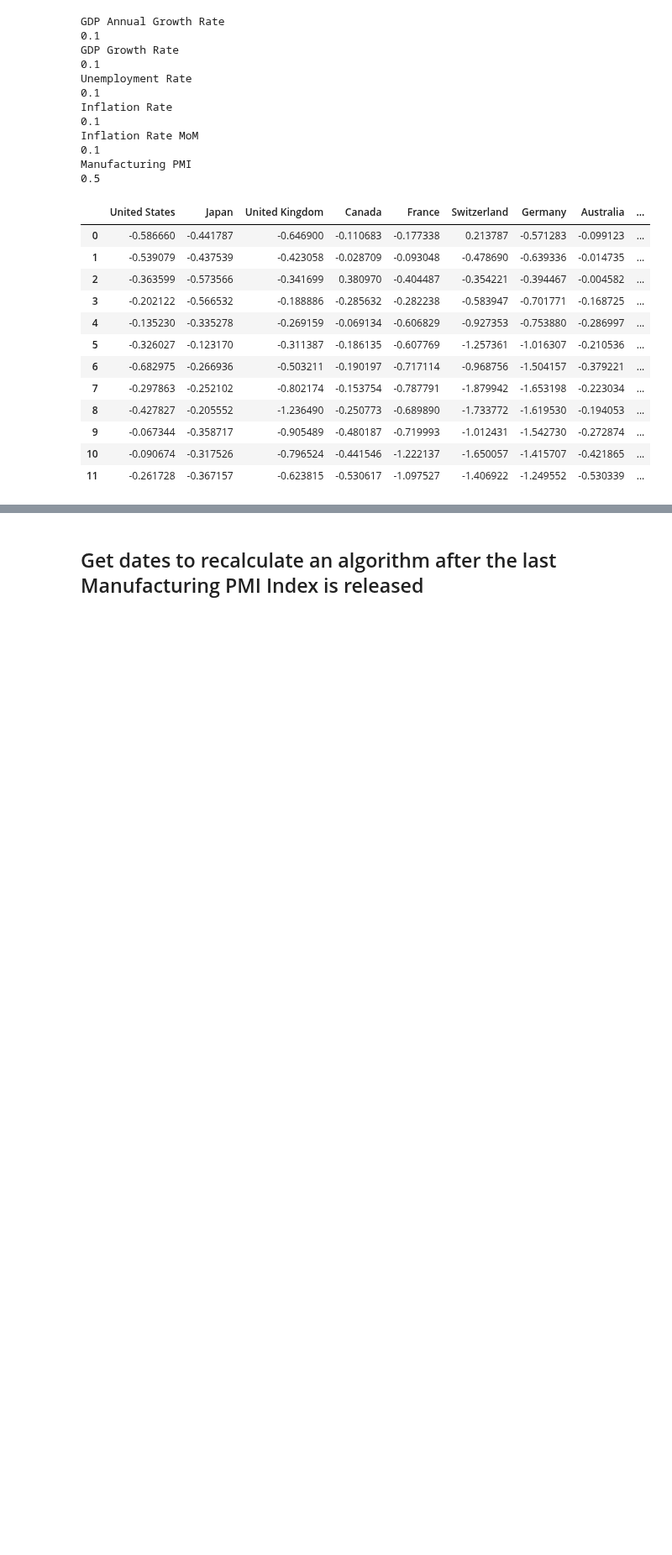
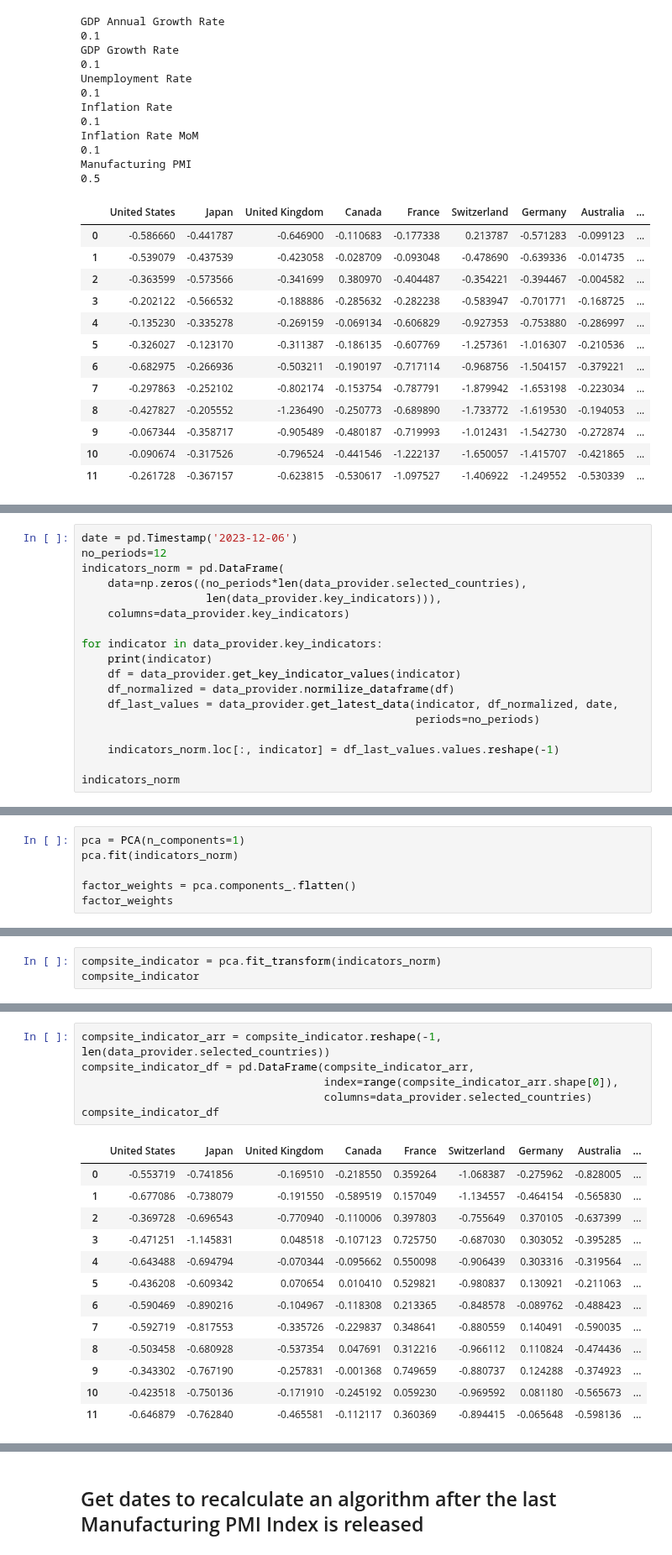
Before and after one commit to lharazin/TFM, a Jupyter notebook: Algorithm/data/prepare_indicators.ipynb, the cells around one changed output, grey strips where cells are left out. Shown at 84% size. Saved outputs shown, nothing was run; the diff lists cells and outputs as text; blank space fills up the shorter version.

```diff
--- a/Algorithm/data/prepare_indicators.ipynb
+++ b/Algorithm/data/prepare_indicators.ipynb
@@ -848,0 +853,18 @@ data_provider.calculate_composite_indicator(
+# %%
+date = pd.Timestamp('2023-12-06')
+no_periods=12
+indicators_norm = pd.DataFrame(
+    data=np.zeros((no_periods*len(data_provider.selected_countries),
+                   len(data_provider.key_indicators))),
+    columns=data_provider.key_indicators)
+
+for indicator in data_provider.key_indicators:
+    print(indicator)
+    df = data_provider.get_key_indicator_values(indicator)
+    df_normalized = data_provider.normilize_dataframe(df)
+    df_last_values = data_provider.get_latest_data(indicator, df_normalized, date,
+                                                   periods=no_periods)
+
+    indicators_norm.loc[:, indicator] = df_last_values.values.reshape(-1)
+
+indicators_norm
@@ -848,0 +893,6 @@ data_provider.calculate_composite_indicator(
+# %%
+pca = PCA(n_components=1)
+pca.fit(indicators_norm)
+
+factor_weights = pca.components_.flatten()
+factor_weights
@@ -848,0 +902,3 @@ data_provider.calculate_composite_indicator(
+# %%
+compsite_indicator = pca.fit_transform(indicators_norm)
+compsite_indicator
@@ -848,0 +923,20 @@ data_provider.calculate_composite_indicator(
+# %%
+compsite_indicator_arr = compsite_indicator.reshape(-1, len(data_provider.selected_countries))
+compsite_indicator_df = pd.DataFrame(compsite_indicator_arr,
+                                     index=range(compsite_indicator_arr.shape[0]),
+                                     columns=data_provider.selected_countries)
+compsite_indicator_df
+# %% [output]
+|  | United States | Japan | United Kingdom | Canada | France | Switzerland | Germany | Australia | ... |
+| 0 | -0.553719 | -0.741856 | -0.169510 | -0.218550 | 0.359264 | -1.068387 | -0.275962 | -0.828005 | ... |
+| 1 | -0.677086 | -0.738079 | -0.191550 | -0.589519 | 0.157049 | -1.134557 | -0.464154 | -0.565830 | ... |
+| 2 | -0.369728 | -0.696543 | -0.770940 | -0.110006 | 0.397803 | -0.755649 | 0.370105 | -0.637399 | ... |
+| 3 | -0.471251 | -1.145831 | 0.048518 | -0.107123 | 0.725750 | -0.687030 | 0.303052 | -0.395285 | ... |
+| 4 | -0.643488 | -0.694794 | -0.070344 | -0.095662 | 0.550098 | -0.906439 | 0.303316 | -0.319564 | ... |
+| 5 | -0.436208 | -0.609342 | 0.070654 | 0.010410 | 0.529821 | -0.980837 | 0.130921 | -0.211063 | ... |
+| 6 | -0.590469 | -0.890216 | -0.104967 | -0.118308 | 0.213365 | -0.848578 | -0.089762 | -0.488423 | ... |
+| 7 | -0.592719 | -0.817553 | -0.335726 | -0.229837 | 0.348641 | -0.880559 | 0.140491 | -0.590035 | ... |
+| 8 | -0.503458 | -0.680928 | -0.537354 | 0.047691 | 0.312216 | -0.966112 | 0.110824 | -0.474436 | ... |
+| 9 | -0.343302 | -0.767190 | -0.257831 | -0.001368 | 0.749659 | -0.880737 | 0.124288 | -0.374923 | ... |
+| 10 | -0.423518 | -0.750136 | -0.171910 | -0.245192 | 0.059230 | -0.969592 | 0.081180 | -0.565673 | ... |
+| 11 | -0.646879 | -0.762840 | -0.465581 | -0.112117 | 0.360369 | -0.894415 | -0.065648 | -0.598136 | ... |
```
Also changed, not shown: parts of 8 cells of this notebook, 7 other files.
